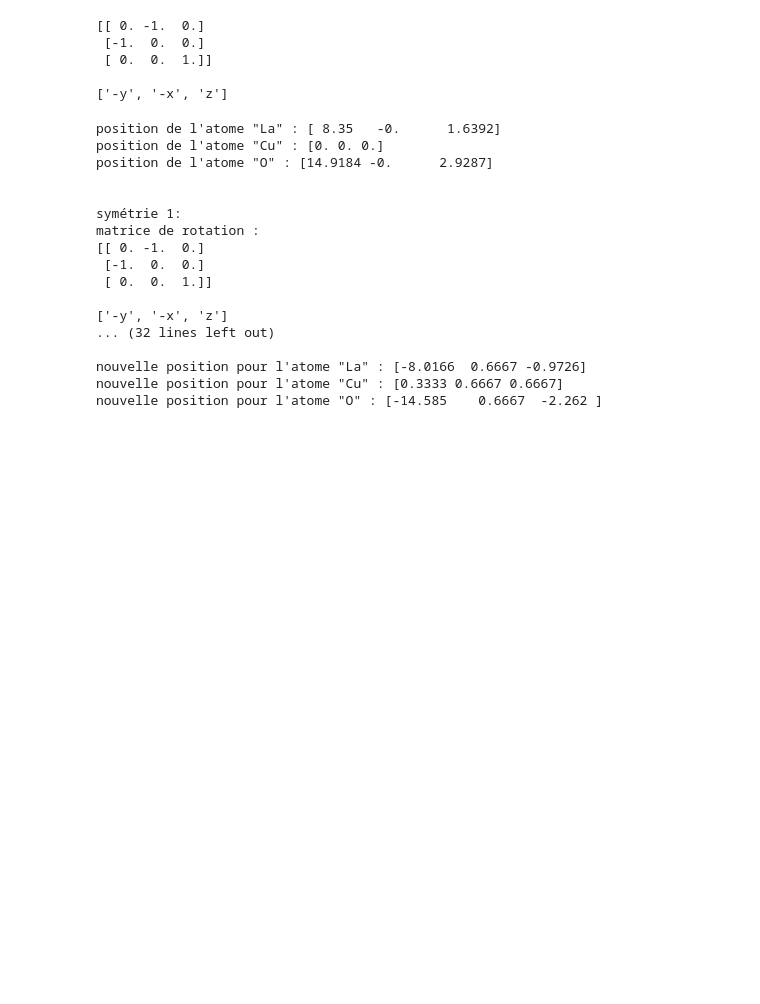
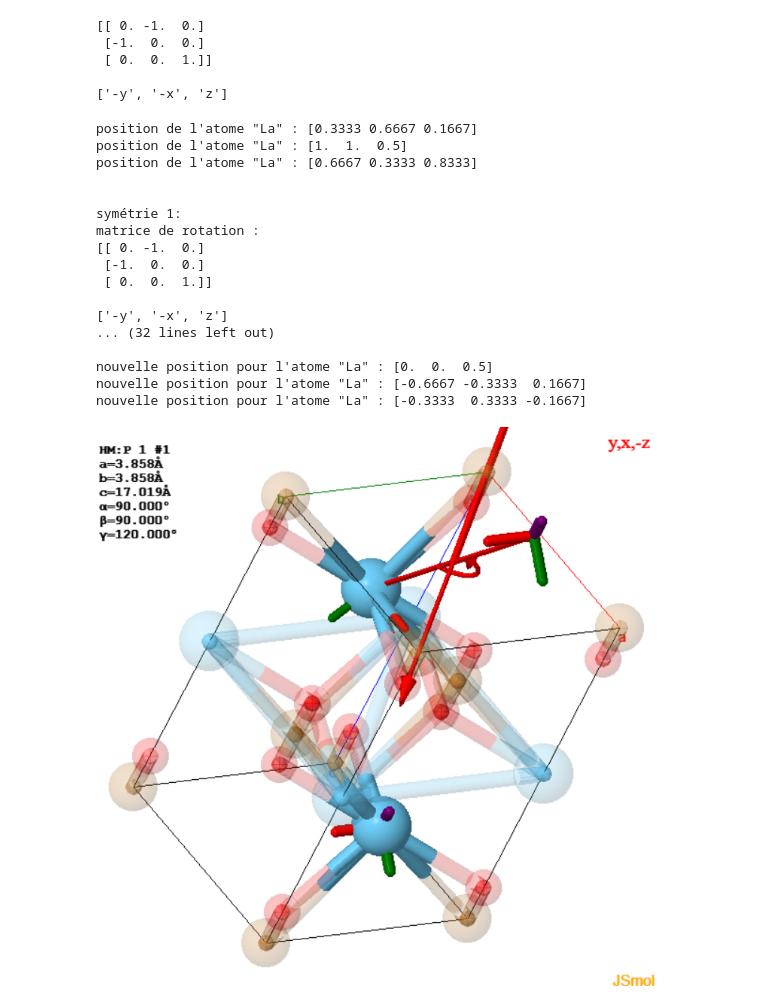
Before and after one commit to Simiavarone/lmapr1492, a Jupyter notebook: symmetry.ipynb, the cells around one changed output. Saved outputs shown, nothing was run; the diff lists cells and outputs as text; code cells hidden in the pictures; blank space fills up the shorter version.

Commit message:
symétrie finalisation

```diff
--- a/symmetry.ipynb
+++ b/symmetry.ipynb
@@ -58,13 +58,15 @@ an = az.SpacegroupAnalyzer(structure)
 
 
 # on récupère les informations de site sur 3 atomes différents
-sites = an.get_primitive_standard_structure().sites[0:3]
+sites = structure.sites[0:3]
 for site in sites:
-    print('position de l\'atome "'+str(site.specie)+'" : '+str(np.around(site.coords,4)))
+    print('position de l\'atome "'+str(site.specie)+'" : '+str(np.around(site.frac_coords,4)))
+
 
 # on prend 3 opérations de symétries différentes de l'identité et qui ne sont pas l'opposé d'une opération déjà utilisée
 all_symetries = an.get_symmetry_operations()
 symetries = [all_symetries[7], all_symetries[12], all_symetries[25]]
+
 
 # on fait un bel affichage
 i = 0
@@ -80,12 +82,12 @@ for s in symetries :
     print('\nvecteur de translation : '+str(np.around(tr_vector,2))+'\n')
 
     for site in sites :
-        new_coord = np.dot(site.coords, rot_matrix)+tr_vector
+        new_coord = np.dot(site.frac_coords, rot_matrix)+tr_vector
         print('nouvelle position pour l\'atome "'+str(site.specie)+'" : '+str(np.around(new_coord,4)))
 # %% [output]
-position de l'atome "La" : [ 8.35   -0.      1.6392]
-position de l'atome "Cu" : [0. 0. 0.]
-position de l'atome "O" : [14.9184 -0.      2.9287]
+position de l'atome "La" : [0.3333 0.6667 0.1667]
+position de l'atome "La" : [1.  1.  0.5]
+position de l'atome "La" : [0.6667 0.3333 0.8333]
 
 
 symétrie 1:
@@ -97,6 +99,31 @@ matrice de rotation :
 ['-y', '-x', 'z']
 ... (32 lines left out)
 
-nouvelle position pour l'atome "La" : [-8.0166  0.6667 -0.9726]
-nouvelle position pour l'atome "Cu" : [0.3333 0.6667 0.6667]
-nouvelle position pour l'atome "O" : [-14.585    0.6667  -2.262 ]
+nouvelle position pour l'atome "La" : [0.  0.  0.5]
+nouvelle position pour l'atome "La" : [-0.6667 -0.3333  0.1667]
+nouvelle position pour l'atome "La" : [-0.3333  0.3333 -0.1667]
+# %%
+"""
+    maintenant occupons nous de montrer l'effet de ces symétries :
+    dans la suite il y a une image par symétrie pour chaque atome,
+    (il faut noter que les atomes pris en compte ne sont pas les mêmes que ceux utilisés dans le code,
+    ils n'ont pas les mêmes coordonnées).
+        la symétrie 1 du code correspond à la symétrie '7'  dans jsmol (y     , x     , -z    )
+        la symétrie 2 du code correspond à la symétrie '13' dans jsmol (x-1/3 , y+1/3 , z+1/3 )
+        la symétrie 3 du code correspond à la symétrie '26' dans jsmol (-x+1/3, -y-1/3, -z-1/3)
+
+    ces images ont été prises en chargeant le fichier 'LaCuO2_mp-20072_symmetrized.cif' dans jsmol
+    En effet, les autres fichiers donnaient des résultats bizarres.
+
+    Alors que les calculs précédents on été faits avec la 'conventional_standard_structure'.
+    C'est une combinaison qui me semble bizarre mais c'est la seule qui m'a permit d'avoir des résultats.
+
+    En effet, la structure symmetrized est ici la seule sur laquelle les opérations dans jsmol fonctionnent correctement,
+    et la 'conventional_standard_structure' contient des opérations similaires à celles que montre jsmol lorsqu'on y
+    charge la symmetrized structure.
+"""
+
+from IPython.display import Image
+Image(filename='la7.PNG')
+# %% [output]
+[figure, added]
```
Also changed, not shown: parts of 8 cells of this notebook, 9 other files.
